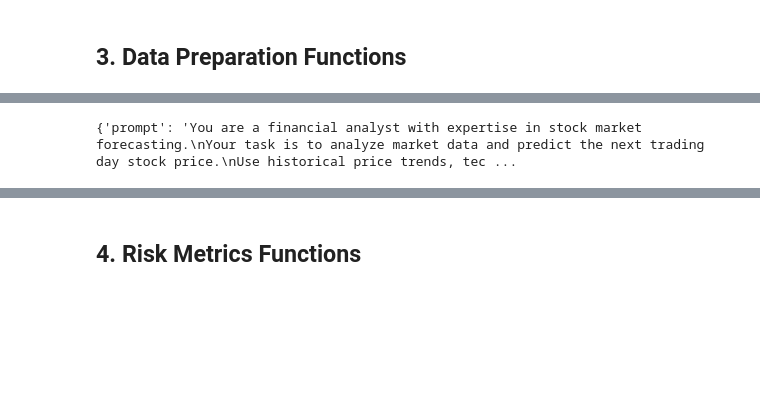
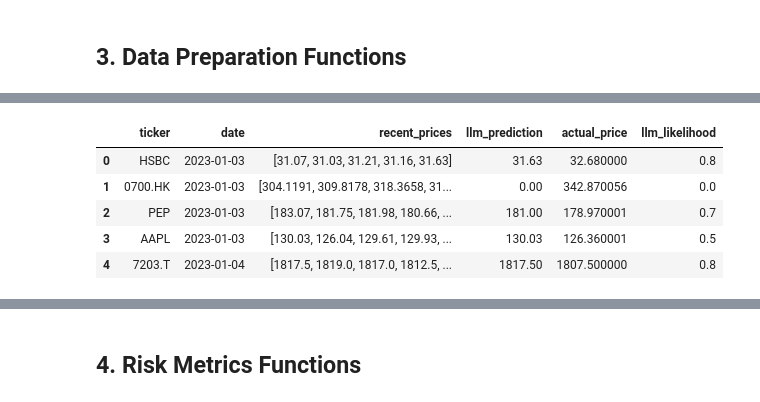
Before and after one commit to ajiayi-debug/StockPPOLLMresearch, a Jupyter notebook: model/llm_ppo_training.ipynb, the cells around one changed output, grey strips where cells are left out. Saved outputs shown, nothing was run; the diff lists cells and outputs as text; code cells hidden in the pictures; blank space fills up the shorter version.

```diff
--- a/model/llm_ppo_training.ipynb
+++ b/model/llm_ppo_training.ipynb
@@ -177,4 +133,35 @@ Data preparation functions defined.
-# %%
-print(train_data[0])
-# %% [output]
-{'prompt': 'You are a financial analyst with expertise in stock market forecasting.\nYour task is to analyze market data and predict the next trading day stock price.\nUse historical price trends, tec ...
+# %%
+# Prepare test data from checkpoint
+print("Loading test data from ../results/llm_predictions_checkpoint.json...")
+try:
+    with open('../results/llm_predictions_checkpoint.json', 'r') as f:
+        test_checkpoint = json.load(f)
+    test_llm_results = test_checkpoint.get('llm_results', [])
+
+    test_parsed = []
+    for idx, item in enumerate(test_data):
+        if idx >= len(test_llm_results): break
+        parsed = parse_prompt_data(item['prompt'])
+        response = json.loads(item['response'])
+        llm_output = test_llm_results[idx]
+
+        if isinstance(llm_output, dict) and llm_output.get('predicted_close') is not None:
+            parsed['llm_prediction'] = safe_float(llm_output.get('predicted_close'), response['predicted_close'])
+        else:
+            parsed['llm_prediction'] = response['predicted_close']
+
+        parsed['actual_price'] = response['predicted_close']
+        parsed['llm_likelihood'] = safe_float(llm_output.get('likelihood') if isinstance(llm_output, dict) else None, 0.5)
+        test_parsed.append(parsed)
+
+    test_df = pd.DataFrame(test_parsed)
+    if 'recent_prices' not in test_df.columns:
+        test_df['recent_prices'] = test_df['llm_prediction'].apply(lambda x: [float(x)] * 5 if pd.notna(x) else [0.0] * 5)
+    test_df['llm_prediction'].fillna(test_df['actual_price'], inplace=True)
+    test_df['llm_likelihood'].fillna(0.5, inplace=True)
+    print(f"Successfully prepared {len(test_df)} test samples.")
+    display(test_df.head())
+except Exception as e:
+    print(f"Error loading test checkpoint: {e}")
+    test_df = pd.DataFrame()
+# %% [output]
@@ -180,0 +170,6 @@ print(train_data[0])
+|  | ticker | date | recent_prices | llm_prediction | actual_price | llm_likelihood |
+| 0 | HSBC | 2023-01-03 | [31.07, 31.03, 31.21, 31.16, 31.63] | 31.63 | 32.680000 | 0.8 |
+| 1 | 0700.HK | 2023-01-03 | [304.1191, 309.8178, 318.3658, 31... | 0.00 | 342.870056 | 0.0 |
+| 2 | PEP | 2023-01-03 | [183.07, 181.75, 181.98, 180.66, ... | 181.00 | 178.970001 | 0.7 |
+| 3 | AAPL | 2023-01-03 | [130.03, 126.04, 129.61, 129.93, ... | 130.03 | 126.360001 | 0.5 |
+| 4 | 7203.T | 2023-01-04 | [1817.5, 1819.0, 1817.0, 1812.5, ... | 1817.50 | 1807.500000 | 0.8 |
```
Also changed, not shown: parts of 39 cells of this notebook, 6 other files.
